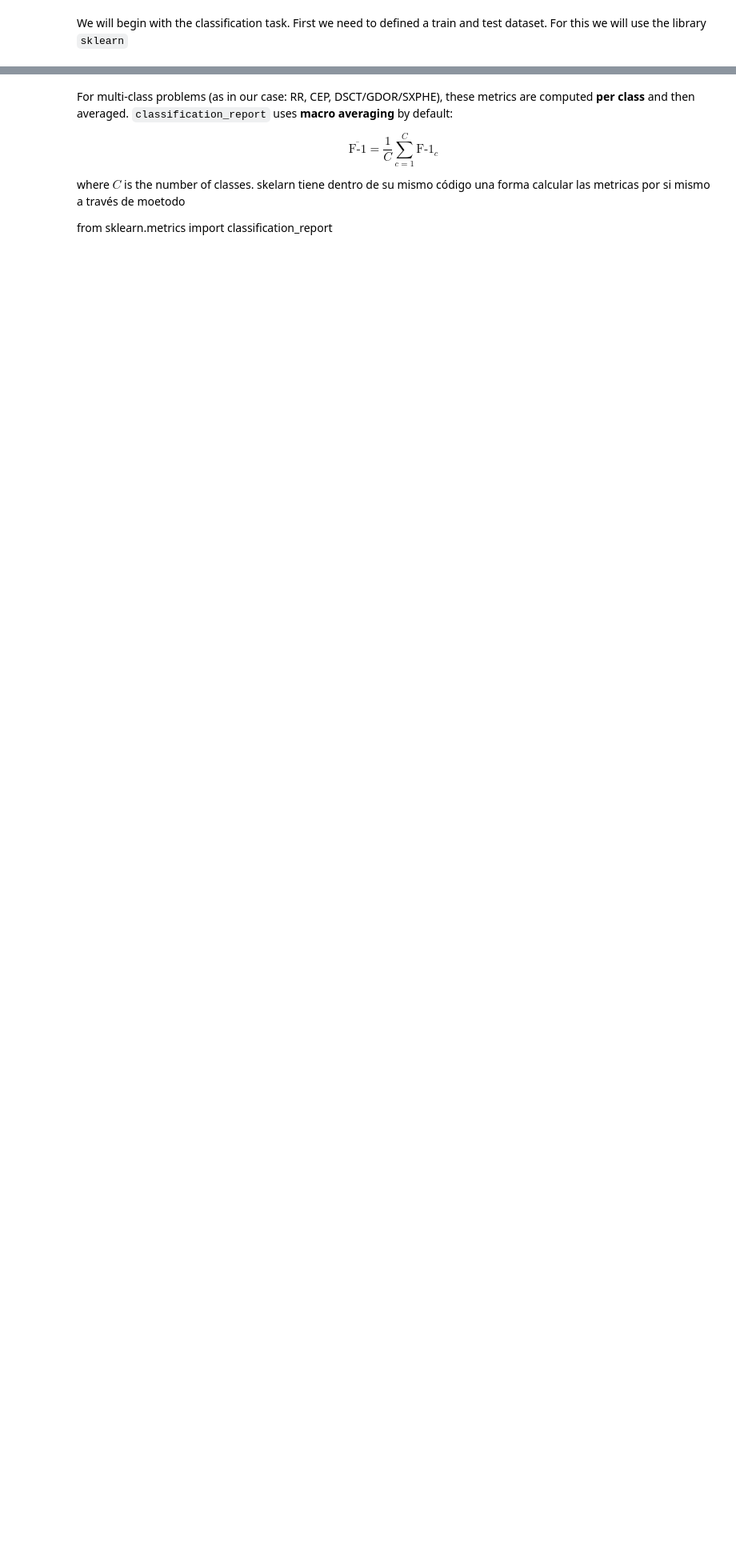
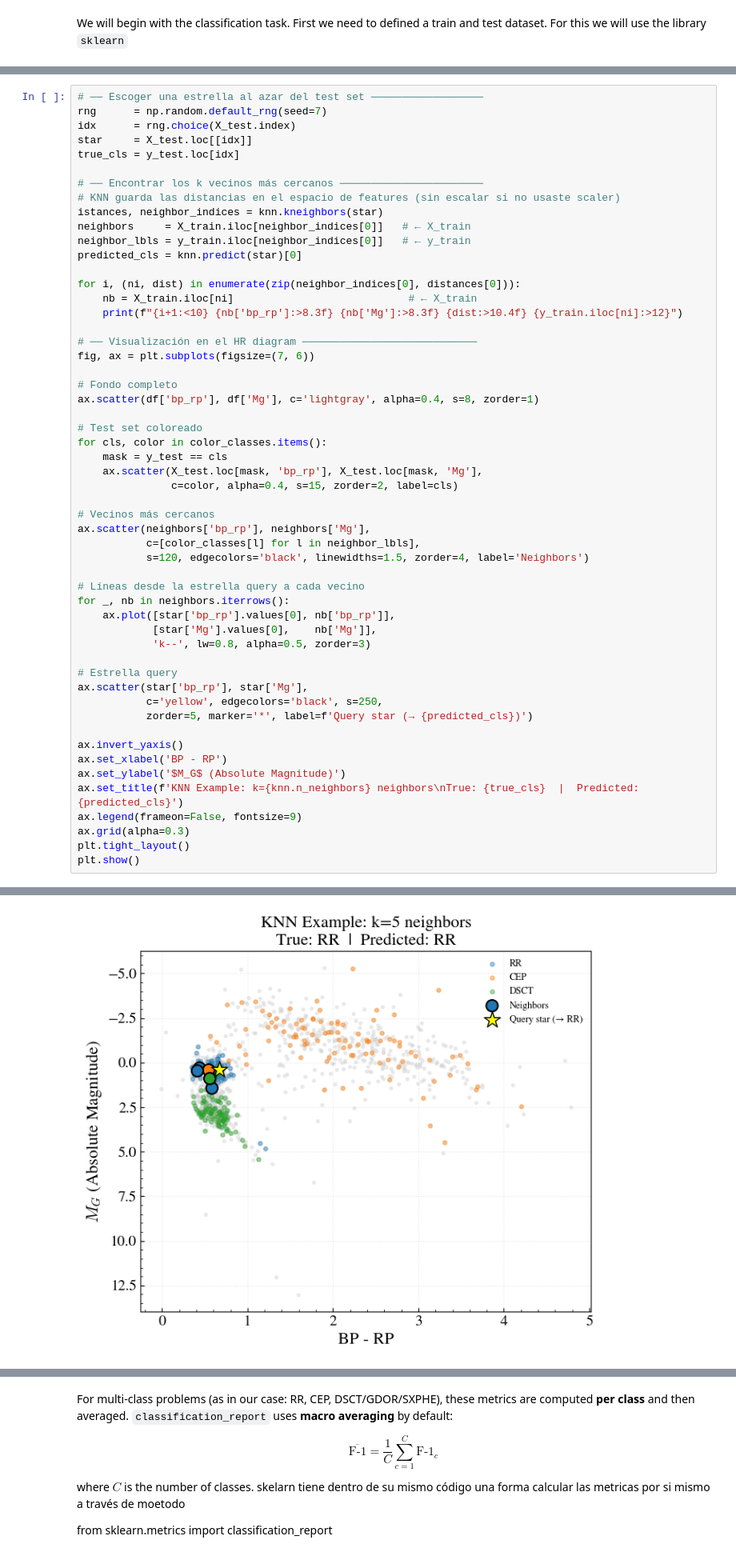
Before and after one commit to jurados/AS4501_Astroinformatic, a Jupyter notebook: Auxiliar/AUX4_SuperviserML.ipynb, the cells around one changed output, grey strips where cells are left out. Shown at 80% size. Saved outputs shown, nothing was run; the diff lists cells and outputs as text; blank space fills up the shorter version.

```diff
--- a/Auxiliar/AUX4_SuperviserML.ipynb
+++ b/Auxiliar/AUX4_SuperviserML.ipynb
@@ -248,0 +335,55 @@ NameError: name 'df' is not defined
+# %%
+# ── Escoger una estrella al azar del test set ──────────────────
+rng      = np.random.default_rng(seed=7)
+idx      = rng.choice(X_test.index)
+star     = X_test.loc[[idx]]
+true_cls = y_test.loc[idx]
+
+# ── Encontrar los k vecinos más cercanos ───────────────────────
+# KNN guarda las distancias en el espacio de features (sin escalar si no usaste scaler)
+istances, neighbor_indices = knn.kneighbors(star)
+neighbors     = X_train.iloc[neighbor_indices[0]]   # ← X_train
+neighbor_lbls = y_train.iloc[neighbor_indices[0]]   # ← y_train
+predicted_cls = knn.predict(star)[0]
+
+for i, (ni, dist) in enumerate(zip(neighbor_indices[0], distances[0])):
+    nb = X_train.iloc[ni]                            # ← X_train
+    print(f"{i+1:<10} {nb['bp_rp']:>8.3f} {nb['Mg']:>8.3f} {dist:>10.4f} {y_train.iloc[ni]:>12}")
+
+# ── Visualización en el HR diagram ────────────────────────────
+fig, ax = plt.subplots(figsize=(7, 6))
+
+# Fondo completo
+ax.scatter(df['bp_rp'], df['Mg'], c='lightgray', alpha=0.4, s=8, zorder=1)
+
+# Test set coloreado
+for cls, color in color_classes.items():
+    mask = y_test == cls
+    ax.scatter(X_test.loc[mask, 'bp_rp'], X_test.loc[mask, 'Mg'],
+               c=color, alpha=0.4, s=15, zorder=2, label=cls)
+
+# Vecinos más cercanos
+ax.scatter(neighbors['bp_rp'], neighbors['Mg'],
+           c=[color_classes[l] for l in neighbor_lbls],
+           s=120, edgecolors='black', linewidths=1.5, zorder=4, label='Neighbors')
+
+# Líneas desde la estrella query a cada vecino
+for _, nb in neighbors.iterrows():
+    ax.plot([star['bp_rp'].values[0], nb['bp_rp']],
+            [star['Mg'].values[0],    nb['Mg']],
+            'k--', lw=0.8, alpha=0.5, zorder=3)
+
+# Estrella query
+ax.scatter(star['bp_rp'], star['Mg'],
+           c='yellow', edgecolors='black', s=250,
+           zorder=5, marker='*', label=f'Query star (→ {predicted_cls})')
+
+ax.invert_yaxis()
+ax.set_xlabel('BP - RP')
+ax.set_ylabel('$M_G$ (Absolute Magnitude)')
+ax.set_title(f'KNN Example: k={knn.n_neighbors} neighbors\nTrue: {true_cls}  |  Predicted: {predicted_cls}')
+ax.legend(frameon=False, fontsize=9)
+ax.grid(alpha=0.3)
+plt.tight_layout()
+plt.show()
+# %% [output]
@@ -249,3 +395,4 @@ NameError: name 'df' is not defined
+[figure, added]
 # %%
 fig, axes = plt.subplots(1, 2, figsize=(12, 5), sharey=True, gridspec_kw={'wspace': 0})
 
```
Also changed, not shown: parts of 23 cells of this notebook, 2 other files.
